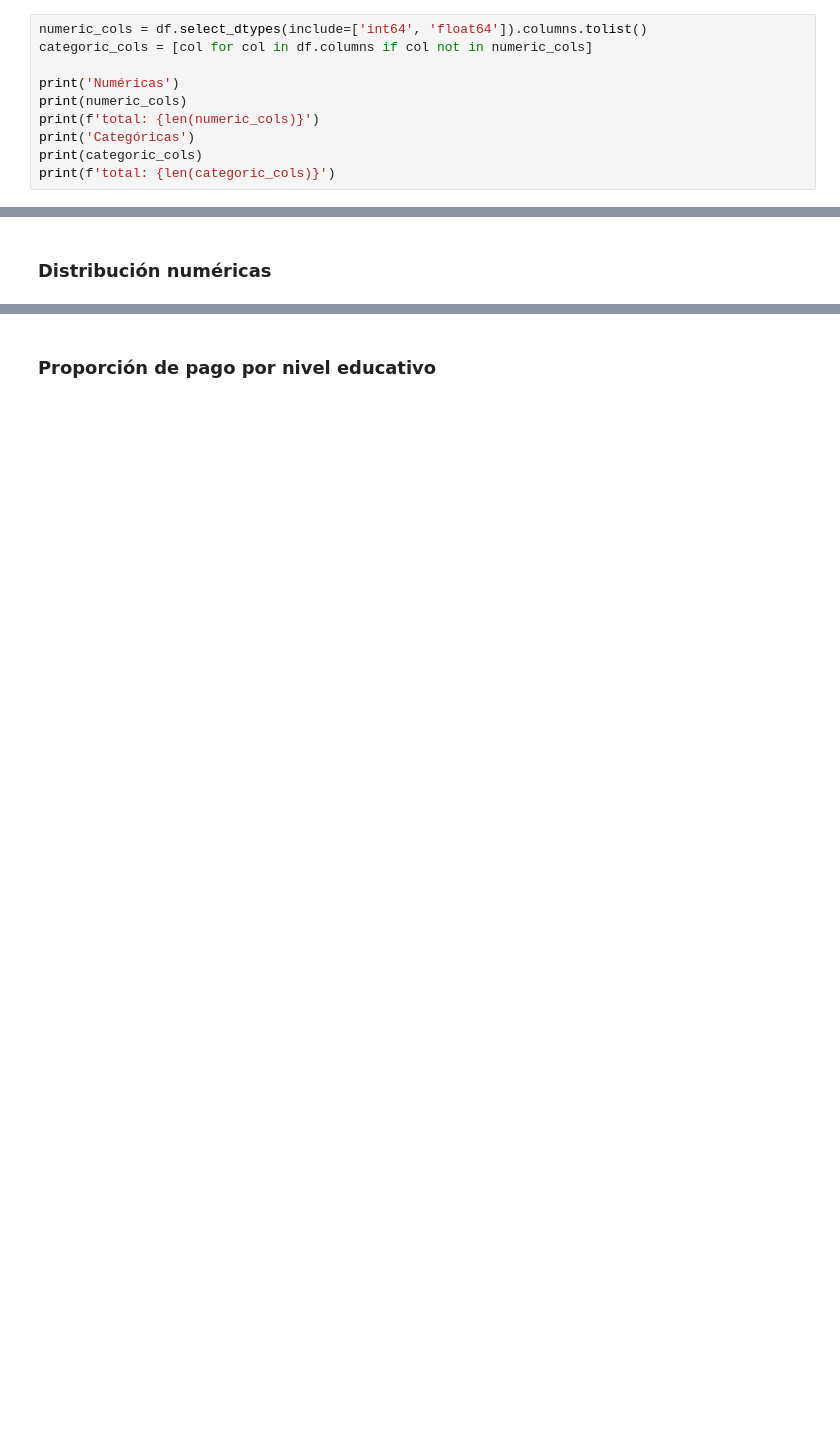
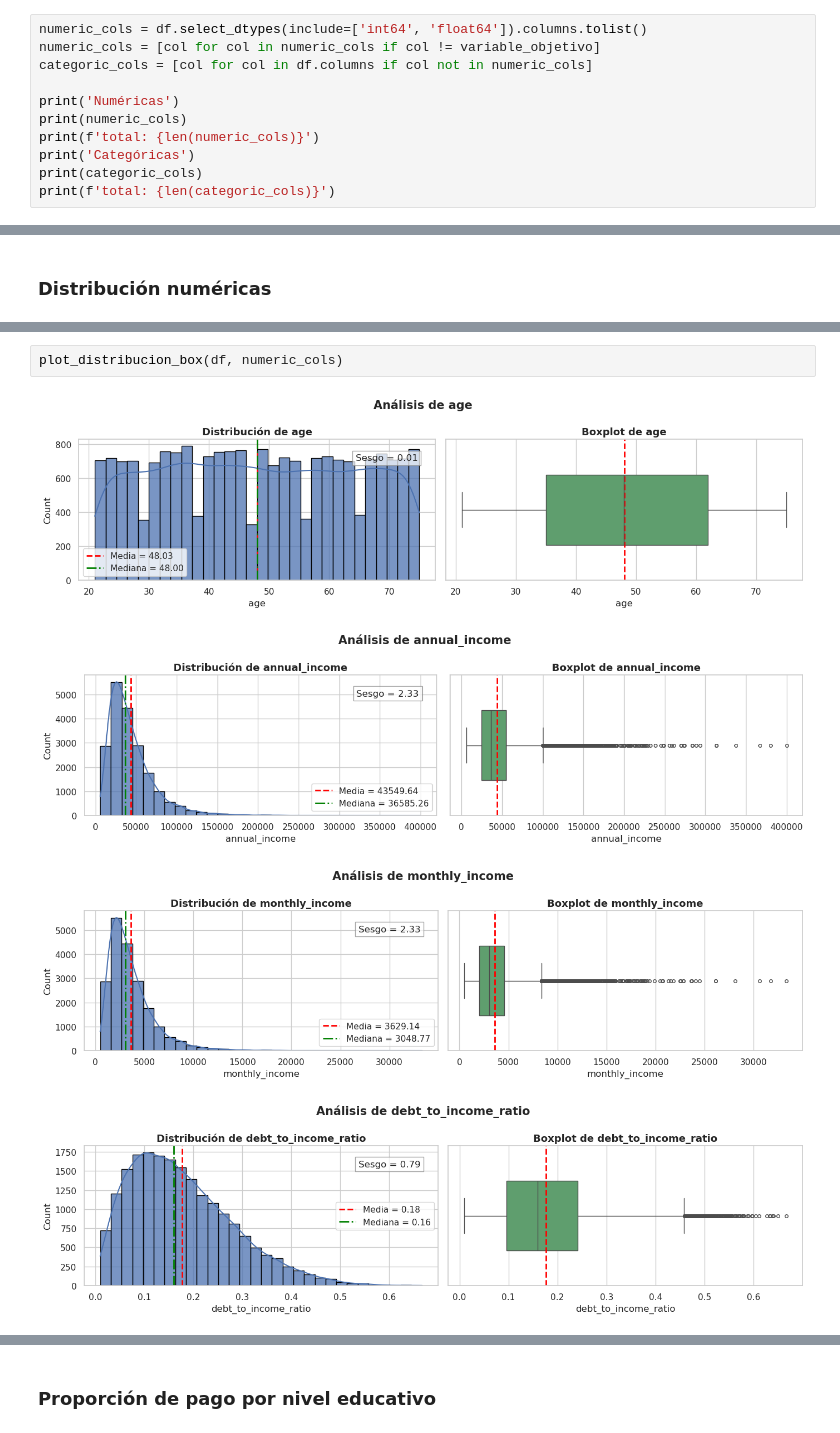
Before and after one commit to JairRamosG/Loan_Status_Prediction, a Jupyter notebook: notebooks/EDA.ipynb, the cells around one changed output, grey strips where cells are left out. Saved outputs shown, nothing was run; the diff lists cells and outputs as text; blank space fills up the shorter version.

```diff
--- a/notebooks/EDA.ipynb
+++ b/notebooks/EDA.ipynb
@@ -68,6 +91,7 @@ df.describe()
 ### Separación del tipo de variables
 # %%
 numeric_cols = df.select_dtypes(include=['int64', 'float64']).columns.tolist()
+numeric_cols = [col for col in numeric_cols if col != variable_objetivo]
 categoric_cols = [col for col in df.columns if col not in numeric_cols]
 
 print('Numéricas')
@@ -140,0 +132,7 @@ df.groupby('employment_status')['annual_income'].describe()
+# %%
+plot_distribucion_box(df, numeric_cols)
+# %% [output]
+[figure, added]
+[figure, added]
+[figure, added]
+[figure, added]
```
Also changed, not shown: parts of 21 cells of this notebook, 1 other file.
